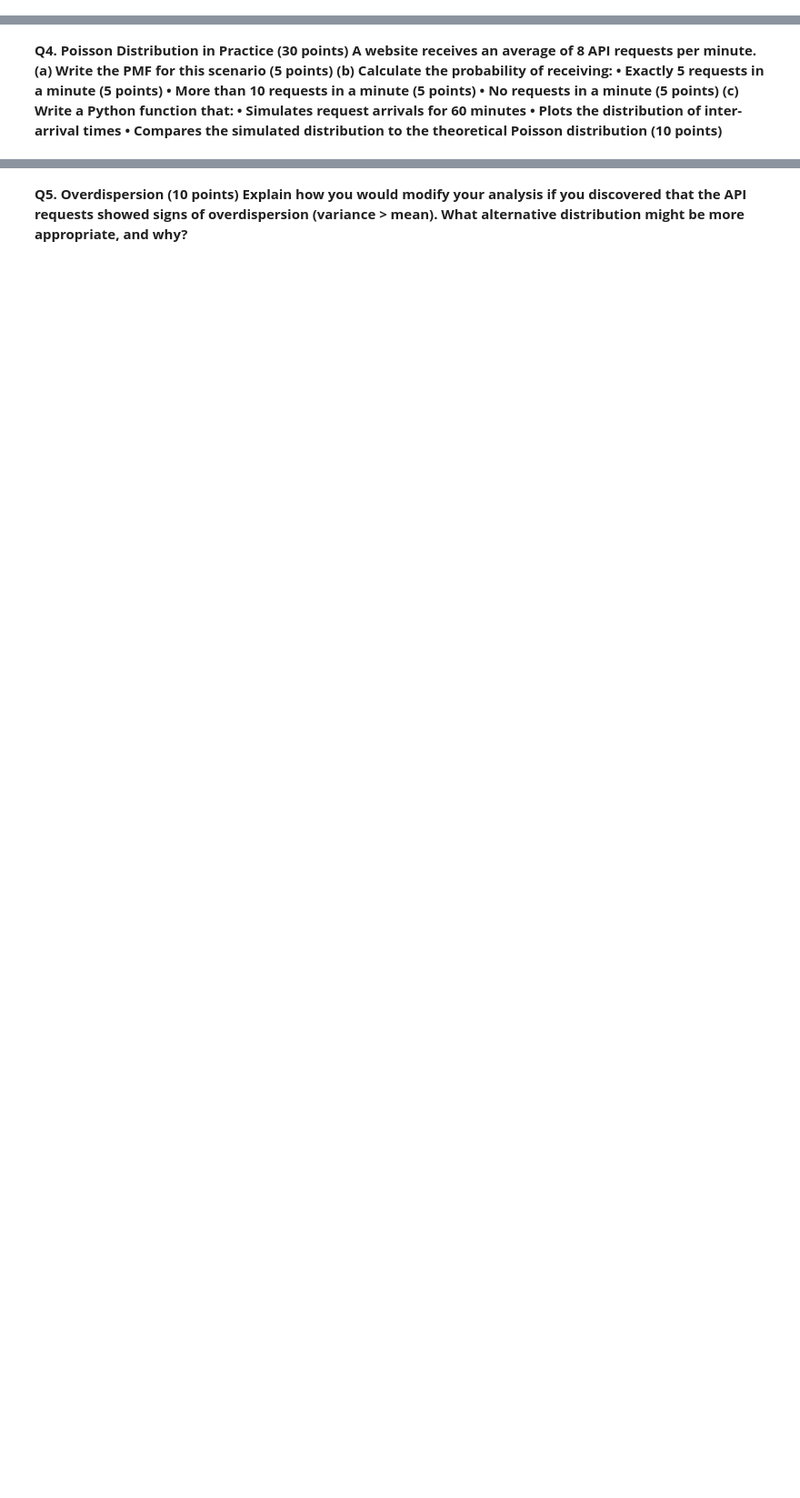
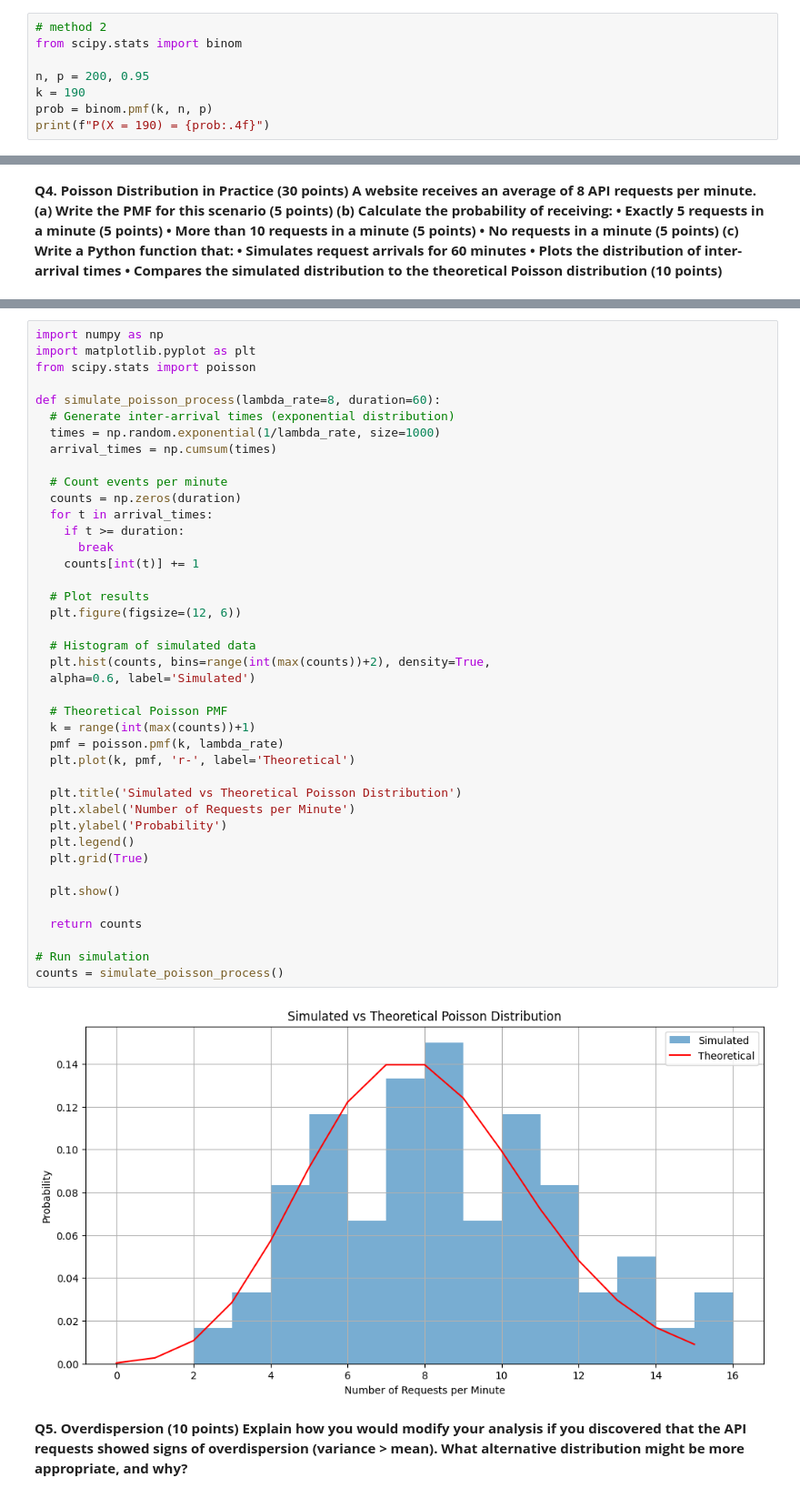
Before and after one commit to leodavidfan/AI_Books, a Jupyter notebook: HW6_Fan_Li.ipynb, the cells around one changed output, grey strips where cells are left out. Shown: that part at 91% size. Cells and saved outputs as stored; diff of their text form; blank space fills up the shorter version.

```diff
--- a/HW6_Fan_Li.ipynb
+++ b/HW6_Fan_Li.ipynb
@@ -137,0 +166,8 @@ you need to test? (5 points)**
+# %%
+# method 2
+from scipy.stats import binom
+
+n, p = 200, 0.95
+k = 190
+prob = binom.pmf(k, n, p)
+print(f"P(X = 190) = {prob:.4f}")
@@ -151,3 +240,46 @@ points)**
+# %%
+import numpy as np
+import matplotlib.pyplot as plt
+from scipy.stats import poisson
+
+def simulate_poisson_process(lambda_rate=8, duration=60):
+  # Generate inter-arrival times (exponential distribution)
+  times = np.random.exponential(1/lambda_rate, size=1000)
+  arrival_times = np.cumsum(times)
+
+  # Count events per minute
+  counts = np.zeros(duration)
+  for t in arrival_times:
+    if t >= duration:
+      break
+    counts[int(t)] += 1
+
+  # Plot results
+  plt.figure(figsize=(12, 6))
+
+  # Histogram of simulated data
+  plt.hist(counts, bins=range(int(max(counts))+2), density=True,
+  alpha=0.6, label='Simulated')
+
+  # Theoretical Poisson PMF
+  k = range(int(max(counts))+1)
+  pmf = poisson.pmf(k, lambda_rate)
+  plt.plot(k, pmf, 'r-', label='Theoretical')
+
+  plt.title('Simulated vs Theoretical Poisson Distribution')
+  plt.xlabel('Number of Requests per Minute')
+  plt.ylabel('Probability')
+  plt.legend()
+  plt.grid(True)
+
+  plt.show()
+
+  return counts
+
+# Run simulation
+counts = simulate_poisson_process()
+# %% [output]
+[figure, added]
 # %% [markdown]
 **Q5. Overdispersion (10 points)
 Explain how you would modify your analysis if you discovered that the API requests showed
```
Also changed, not shown: parts of 20 cells of this notebook.
